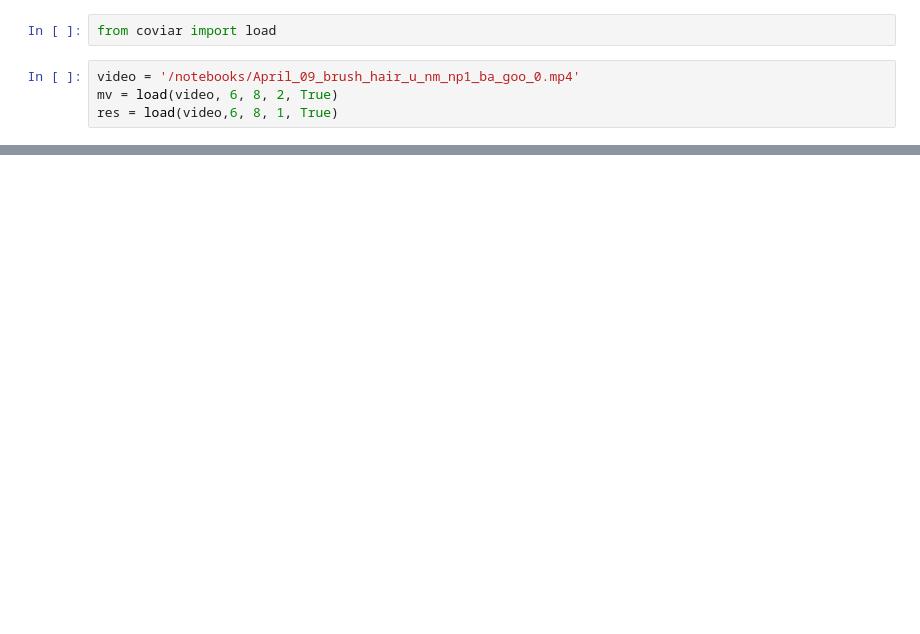
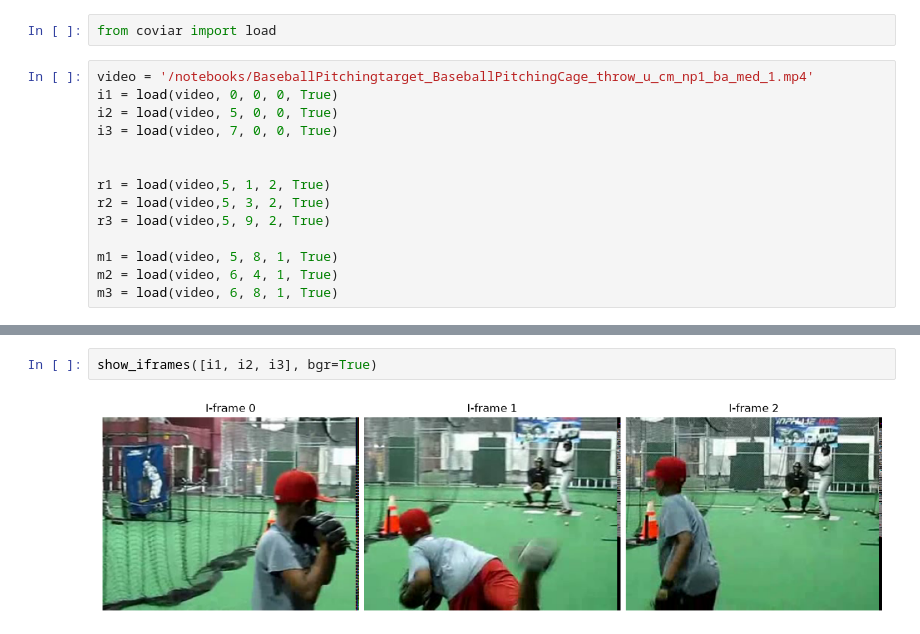
Before and after one commit to m-safari/CLIP4Clip-CompressedDomain, a Jupyter notebook: compressed_domain/explore/coviar.ipynb, the cells around one changed output, grey strips where cells are left out. Drawn from its saved outputs; the diff is of its cells as text; blank space fills up the shorter version.

Commit message:
coviar visualization norebook added

```diff
--- a/compressed_domain/explore/coviar.ipynb
+++ b/compressed_domain/explore/coviar.ipynb
@@ -1,9 +1,19 @@
 # %%
 from coviar import load
 # %%
-video = '/notebooks/April_09_brush_hair_u_nm_np1_ba_goo_0.mp4'
-mv = load(video, 6, 8, 2, True)
-res = load(video,6, 8, 1, True)
+video = '/notebooks/BaseballPitchingtarget_BaseballPitchingCage_throw_u_cm_np1_ba_med_1.mp4'
+i1 = load(video, 0, 0, 0, True)
+i2 = load(video, 5, 0, 0, True)
+i3 = load(video, 7, 0, 0, True)
+
+
+r1 = load(video,5, 1, 2, True)
+r2 = load(video,5, 3, 2, True)
+r3 = load(video,5, 9, 2, True)
+
+m1 = load(video, 5, 8, 1, True)
+m2 = load(video, 6, 4, 1, True)
+m3 = load(video, 6, 8, 1, True)
 # %%
 print(mv.dtype)
 print(mv.max())
@@ -32,0 +125,4 @@ uint8
+# %%
+show_iframes([i1, i2, i3], bgr=True)
+# %% [output]
+[figure, added]
```
Also changed, not shown: parts of 7 cells of this notebook.
